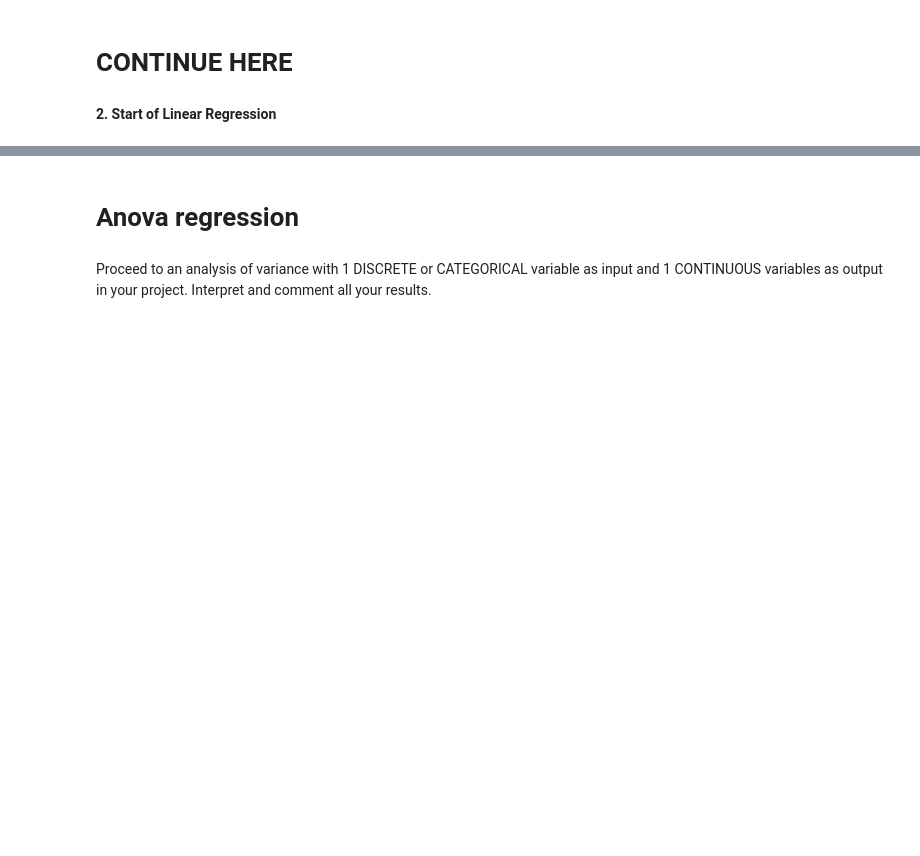
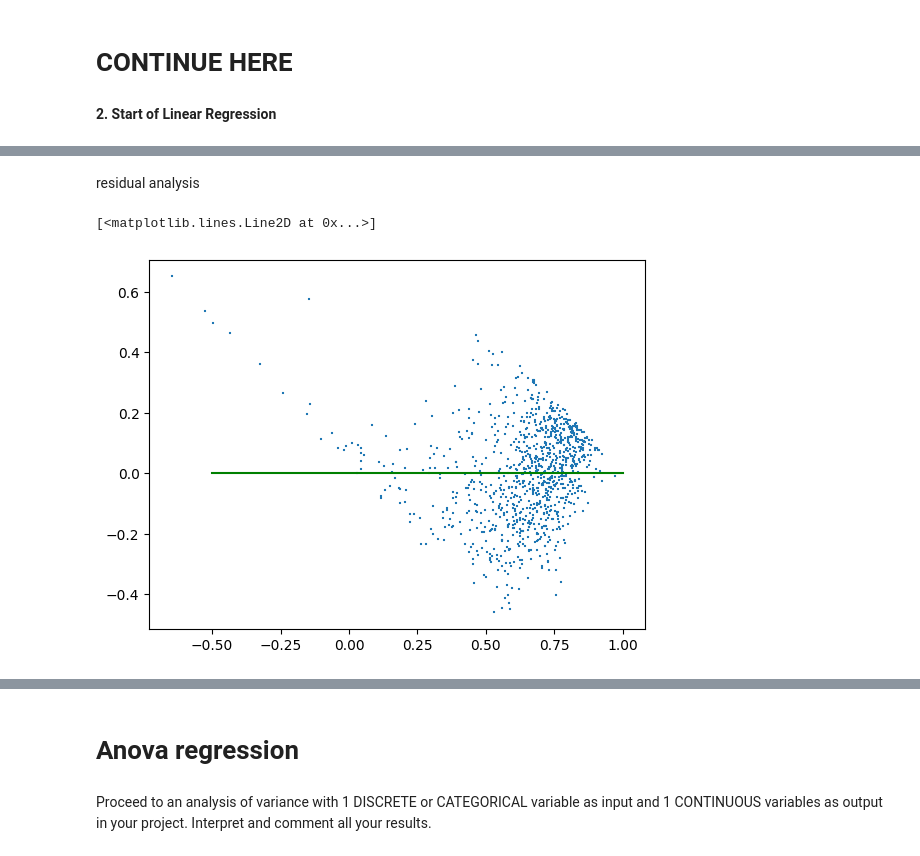
Before and after one commit to EnzoCentrale/Personal-Project, a Jupyter notebook: Project.ipynb, the cells around one changed output, grey strips where cells are left out. Drawn from its saved outputs; the diff is of its cells as text; code cells hidden in the pictures; blank space fills up the shorter version.

```diff
--- a/Project.ipynb
+++ b/Project.ipynb
@@ -203,0 +205,18 @@ plt.grid(alpha = 0.5)
+# %%
+x = spotify_lr.loudness
+y = spotify_lr.energy
+n = len(spotify_lr.loudness)
+
+hy = a+b*x
+e = y - hy
+
+sse = np.sum(e**2)
+hs2 = sse/(n-2)
+# %% [markdown]
+residual analysis
+# %%
+plt.scatter(x=hy,y=e,marker="+",s= 4)
+plt.plot([-0.5,1],[0,0],'g')
+# %% [output]
+[<matplotlib.lines.Line2D at 0x...>]
+[figure, added]
```
Also changed, not shown: parts of 23 cells of this notebook.
